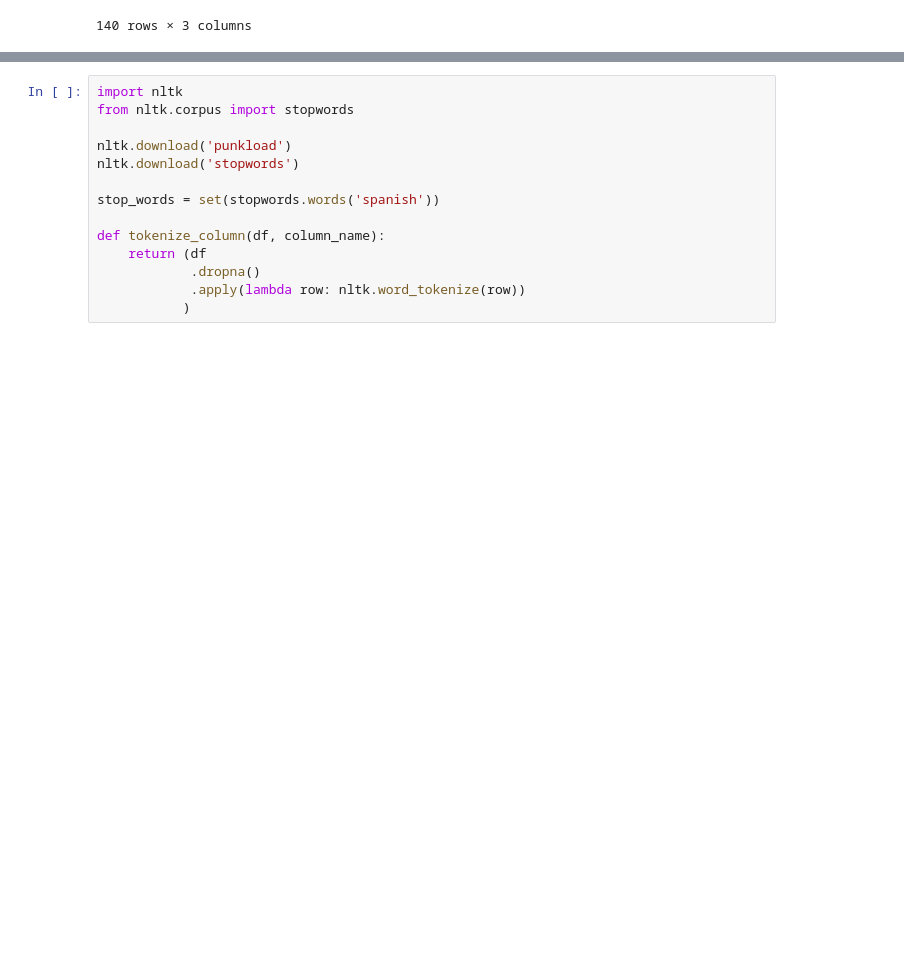
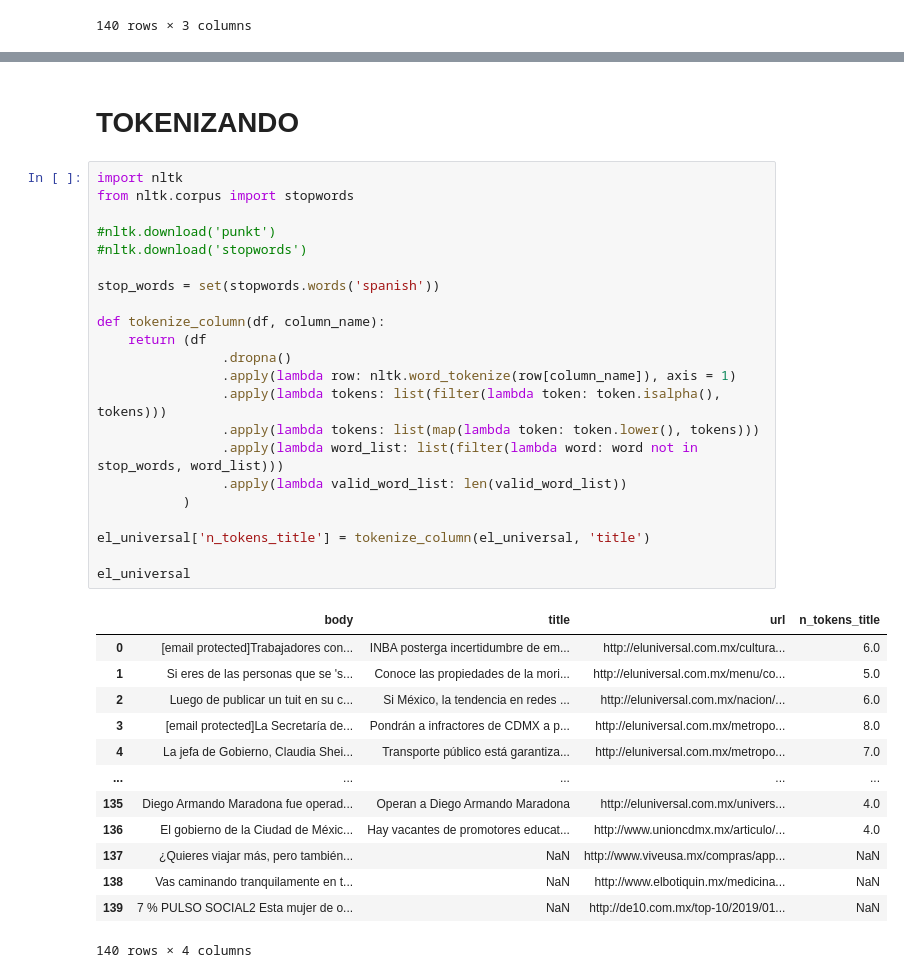
Before and after one commit to FixingMind5/Data_engine, a Jupyter notebook: Platzi_live.ipynb, the cells around one changed output, grey strips where cells are left out. Saved outputs shown, nothing was run; the diff lists cells and outputs as text; blank space fills up the shorter version.

```diff
--- a/Platzi_live.ipynb
+++ b/Platzi_live.ipynb
@@ -302,14 +304,38 @@ Length: 140, dtype: object
+# %% [markdown]
+# TOKENIZANDO
 # %%
 import nltk
 from nltk.corpus import stopwords
 
-nltk.download('punkload')
-nltk.download('stopwords')
+#nltk.download('punkt')
+#nltk.download('stopwords')
 
 stop_words = set(stopwords.words('spanish'))
 
 def tokenize_column(df, column_name):
     return (df
-            .dropna()
-            .apply(lambda row: nltk.word_tokenize(row))
+                .dropna()
+                .apply(lambda row: nltk.word_tokenize(row[column_name]), axis = 1)
+                .apply(lambda tokens: list(filter(lambda token: token.isalpha(), tokens)))
+                .apply(lambda tokens: list(map(lambda token: token.lower(), tokens)))
+                .apply(lambda word_list: list(filter(lambda word: word not in stop_words, word_list)))
+                .apply(lambda valid_word_list: len(valid_word_list))
            )
+
+el_universal['n_tokens_title'] = tokenize_column(el_universal, 'title')
+
+el_universal
+# %% [output]
+|  | body | title | url | n_tokens_title |
+| 0 | [email protected]Trabajadores con... | INBA posterga incertidumbre de em... | http://eluniversal.com.mx/cultura... | 6.0 |
+| 1 | Si eres de las personas que se 's... | Conoce las propiedades de la mori... | http://eluniversal.com.mx/menu/co... | 5.0 |
+| 2 | Luego de publicar un tuit en su c... | Si México, la tendencia en redes ... | http://eluniversal.com.mx/nacion/... | 6.0 |
+| 3 | [email protected]La Secretaría de... | Pondrán a infractores de CDMX a p... | http://eluniversal.com.mx/metropo... | 8.0 |
+| 4 | La jefa de Gobierno, Claudia Shei... | Transporte público está garantiza... | http://eluniversal.com.mx/metropo... | 7.0 |
+| ... | ... | ... | ... | ... |
+| 135 | Diego Armando Maradona fue operad... | Operan a Diego Armando Maradona | http://eluniversal.com.mx/univers... | 4.0 |
+| 136 | El gobierno de la Ciudad de Méxic... | Hay vacantes de promotores educat... | http://www.unioncdmx.mx/articulo/... | 4.0 |
+| 137 | ¿Quieres viajar más, pero también... | NaN | http://www.viveusa.mx/compras/app... | NaN |
+| 138 | Vas caminando tranquilamente en t... | NaN | http://www.elbotiquin.mx/medicina... | NaN |
+| 139 | 7 % PULSO SOCIAL2 Esta mujer de o... | NaN | http://de10.com.mx/top-10/2019/01... | NaN |
+140 rows × 4 columns
```
Also changed, not shown: parts of 1 cell of this notebook, 1 other file.
